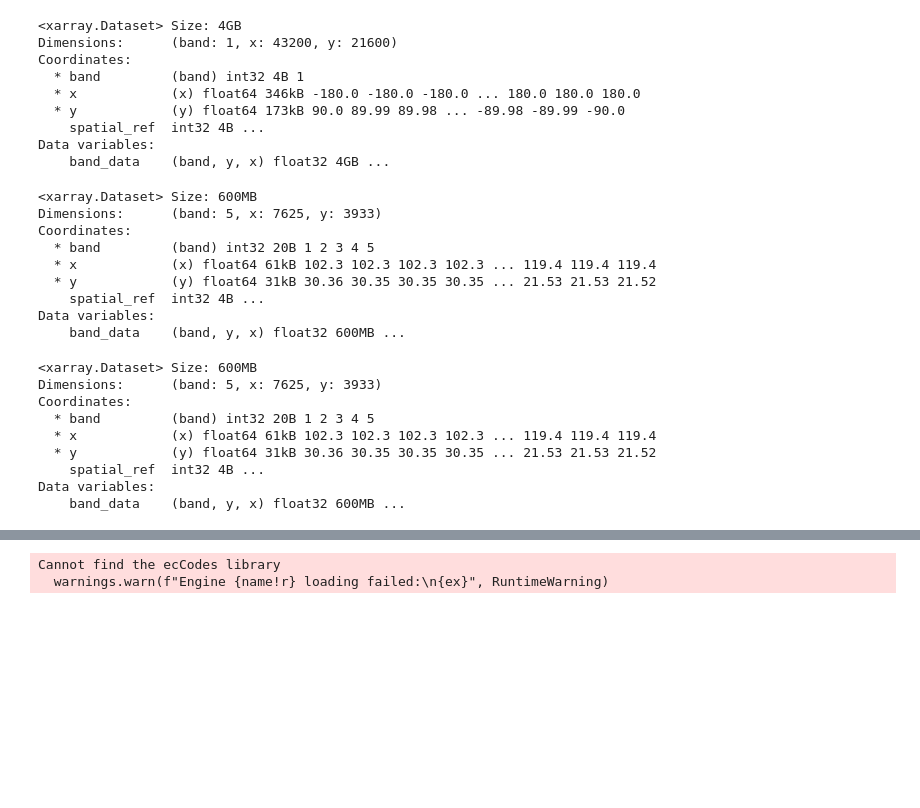
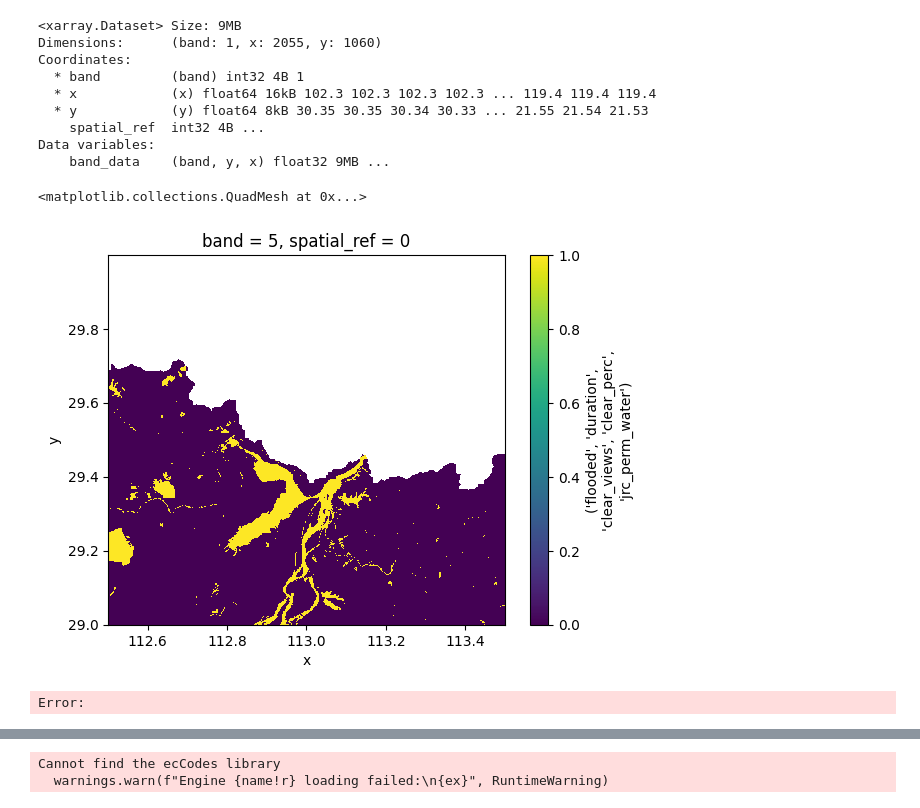
Before and after one commit to Queeno11/CLIENT-v2, a Jupyter notebook: procesa_GFD.ipynb, the cells around one changed output, grey strips where cells are left out. Drawn from its saved outputs; the diff is of its cells as text; code cells hidden in the pictures; blank space fills up the shorter version.

```diff
--- a/procesa_GFD.ipynb
+++ b/procesa_GFD.ipynb
@@ -15,38 +18,15 @@ test_ds2 = xr.open_dataset(r"Z:\WB Data\Global Flood Database\gfd_v1_4\DFO_1631_
 # %%
 pop = xr.open_dataset(r"Z:\WB Data\Gridded Population of The World (GPWv4)\gpw_v4_population_count_rev11_2000_30_sec.tif")
-# %%
-pop
-# %% [output]
-<xarray.Dataset> Size: 4GB
-Dimensions:      (band: 1, x: 43200, y: 21600)
-Coordinates:
-  * band         (band) int32 4B 1
-  * x            (x) float64 346kB -180.0 -180.0 -180.0 ... 180.0 180.0 180.0
-  * y            (y) float64 173kB 90.0 89.99 89.98 ... -89.98 -89.99 -90.0
-    spatial_ref  int32 4B ...
-Data variables:
-    band_data    (band, y, x) float32 4GB ...
 # %%
 pop = pop.sel(x=slice(test_ds2.x.min(), test_ds2.x.max()), y=slice(test_ds2.y.max(), test_ds2.y.min()))
+pop
 # %% [output]
-<xarray.Dataset> Size: 600MB
-Dimensions:      (band: 5, x: 7625, y: 3933)
+<xarray.Dataset> Size: 9MB
+Dimensions:      (band: 1, x: 2055, y: 1060)
 Coordinates:
-  * band         (band) int32 20B 1 2 3 4 5
-  * x            (x) float64 61kB 102.3 102.3 102.3 102.3 ... 119.4 119.4 119.4
-  * y            (y) float64 31kB 30.36 30.35 30.35 30.35 ... 21.53 21.53 21.52
+  * band         (band) int32 4B 1
+  * x            (x) float64 16kB 102.3 102.3 102.3 102.3 ... 119.4 119.4 119.4
+  * y            (y) float64 8kB 30.35 30.35 30.34 30.33 ... 21.55 21.54 21.53
     spatial_ref  int32 4B ...
 Data variables:
-    band_data    (band, y, x) float32 600MB ...
+    band_data    (band, y, x) float32 9MB ...
-# %%
-test_ds2.interp_like()
-# %% [output]
-<xarray.Dataset> Size: 600MB
-Dimensions:      (band: 5, x: 7625, y: 3933)
-Coordinates:
-  * band         (band) int32 20B 1 2 3 4 5
-  * x            (x) float64 61kB 102.3 102.3 102.3 102.3 ... 119.4 119.4 119.4
-  * y            (y) float64 31kB 30.36 30.35 30.35 30.35 ... 21.53 21.53 21.52
-    spatial_ref  int32 4B ...
-Data variables:
-    band_data    (band, y, x) float32 600MB ...
@@ -52,0 +36,9 @@ Data variables:
+# %%
+test_ds2.sel(x=slice(112.5, 113.5), y=slice(30, 29)).sel(band=5).band_data.plot()
+# %% [output]
+<matplotlib.collections.QuadMesh at 0x...>
+[figure, added]
+# %%
+interpd.band_data.max()
+# %% [output]
+Error:
```
Also changed, not shown: parts of 3 cells of this notebook, 3 other files.
